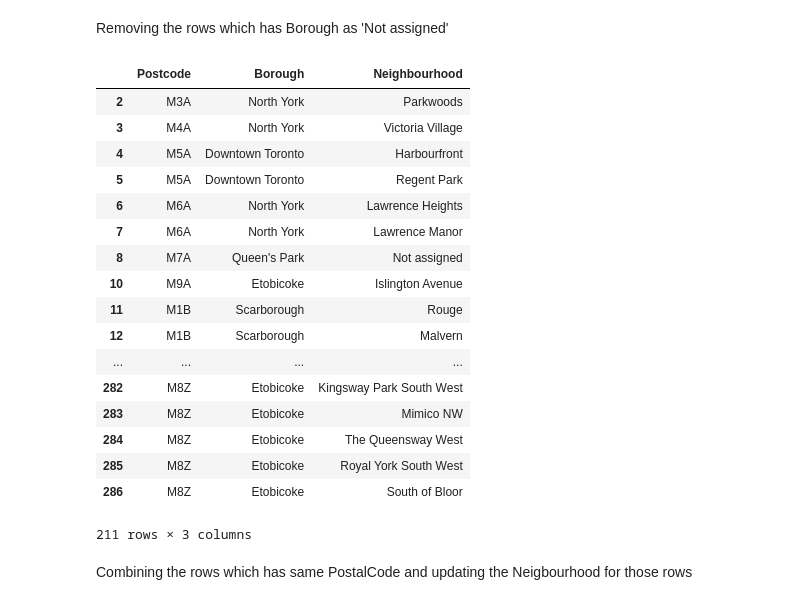
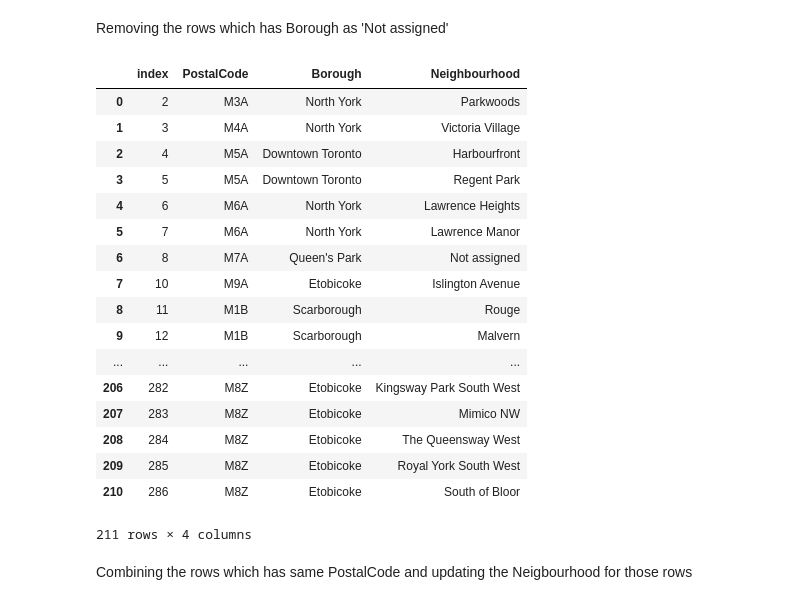
Before and after one commit to debo10/Capstone1, a Jupyter notebook: CastoneWeek3.ipynb, the cells around one changed output. Saved outputs shown, nothing was run; the diff lists cells and outputs as text; code cells hidden in the pictures.

```diff
--- a/CastoneWeek3.ipynb
+++ b/CastoneWeek3.ipynb
@@ -21,7 +21,8 @@ df_postcode.head()
 # %% [markdown]
 Renaming the column 'PostCode' into 'PostalCode'
 # %%
-df_postcode.rename(index=str, columns={"Postcode": "PostalCode"})
+df_postcode.rename(index=str, columns={"Postcode": "PostalCode"}, inplace=True )
+df_postcode.head()
 # %% [output]
 |  | PostalCode | Borough | Neighbourhood |
 | 0 | M1A | Not assigned | Not assigned |
@@ -44,27 +33,27 @@ df_postcode.rename(index=str, columns={"Postcode": "PostalCode"})
 # %% [markdown]
 Removing the rows which has Borough as 'Not assigned'
 # %%
-df_postcode = df_postcode[df_postcode.Borough != 'Not assigned']
+df_postcode = df_postcode[df_postcode.Borough != 'Not assigned'].reset_index()
 df_postcode
 # %% [output]
-|  | Postcode | Borough | Neighbourhood |
-| 2 | M3A | North York | Parkwoods |
-| 3 | M4A | North York | Victoria Village |
-| 4 | M5A | Downtown Toronto | Harbourfront |
-| 5 | M5A | Downtown Toronto | Regent Park |
-| 6 | M6A | North York | Lawrence Heights |
-| 7 | M6A | North York | Lawrence Manor |
-| 8 | M7A | Queen's Park | Not assigned |
-| 10 | M9A | Etobicoke | Islington Avenue |
-| 11 | M1B | Scarborough | Rouge |
-| 12 | M1B | Scarborough | Malvern |
-| ... | ... | ... | ... |
-| 282 | M8Z | Etobicoke | Kingsway Park South West |
-| 283 | M8Z | Etobicoke | Mimico NW |
-| 284 | M8Z | Etobicoke | The Queensway West |
-| 285 | M8Z | Etobicoke | Royal York South West |
-| 286 | M8Z | Etobicoke | South of Bloor |
+|  | index | PostalCode | Borough | Neighbourhood |
+| 0 | 2 | M3A | North York | Parkwoods |
+| 1 | 3 | M4A | North York | Victoria Village |
+| 2 | 4 | M5A | Downtown Toronto | Harbourfront |
+| 3 | 5 | M5A | Downtown Toronto | Regent Park |
+| 4 | 6 | M6A | North York | Lawrence Heights |
+| 5 | 7 | M6A | North York | Lawrence Manor |
+| 6 | 8 | M7A | Queen's Park | Not assigned |
+| 7 | 10 | M9A | Etobicoke | Islington Avenue |
+| 8 | 11 | M1B | Scarborough | Rouge |
+| 9 | 12 | M1B | Scarborough | Malvern |
+| ... | ... | ... | ... | ... |
+| 206 | 282 | M8Z | Etobicoke | Kingsway Park South West |
+| 207 | 283 | M8Z | Etobicoke | Mimico NW |
+| 208 | 284 | M8Z | Etobicoke | The Queensway West |
+| 209 | 285 | M8Z | Etobicoke | Royal York South West |
+| 210 | 286 | M8Z | Etobicoke | South of Bloor |
-211 rows × 3 columns
+211 rows × 4 columns
 # %% [markdown]
 Combining the rows which has same PostalCode and updating the Neigbourhood for those rows
 # %%
```
Also changed, not shown: parts of 4 cells of this notebook.
